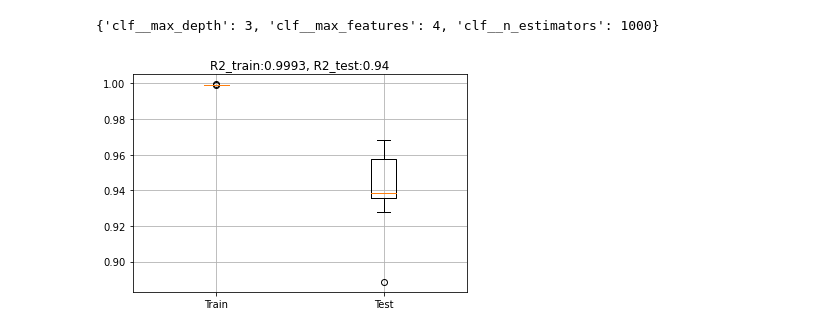
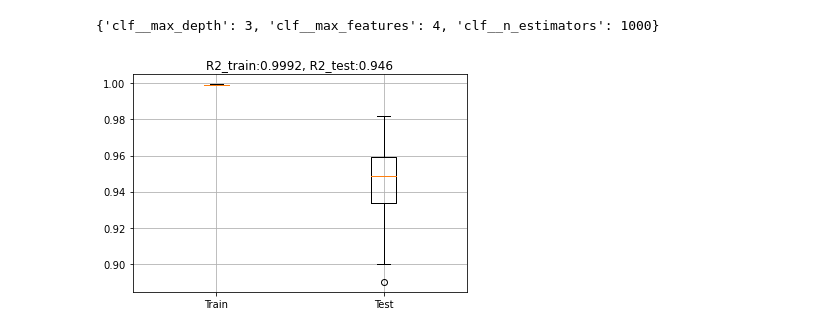
Before and after one commit to MattRHall/Oil-Viscoscity-Modelling-ANN, a Jupyter notebook: Random_Forrest.ipynb, the cells around one changed output. Saved outputs shown, nothing was run; the diff lists cells and outputs as text; code cells hidden in the pictures.

```diff
--- a/Random_Forrest.ipynb
+++ b/Random_Forrest.ipynb
@@ -148,6 +154,6 @@ grid.best_params_
 # %% [output]
 {'clf__max_depth': 3, 'clf__max_features': 4, 'clf__n_estimators': 1000}
 # %%
-model(X,y, GradientBoostingRegressor(n_estimators = 1000, criterion="mse", max_depth=3, max_features=4))
+model(X,y, GradientBoostingRegressor(n_estimators = 1000, criterion="mse", max_depth=3, max_features=4), loops = 50)
 # %% [output]
-[figure, old version]
+[figure, new version]
```
Also changed, not shown: parts of 3 cells of this notebook.
